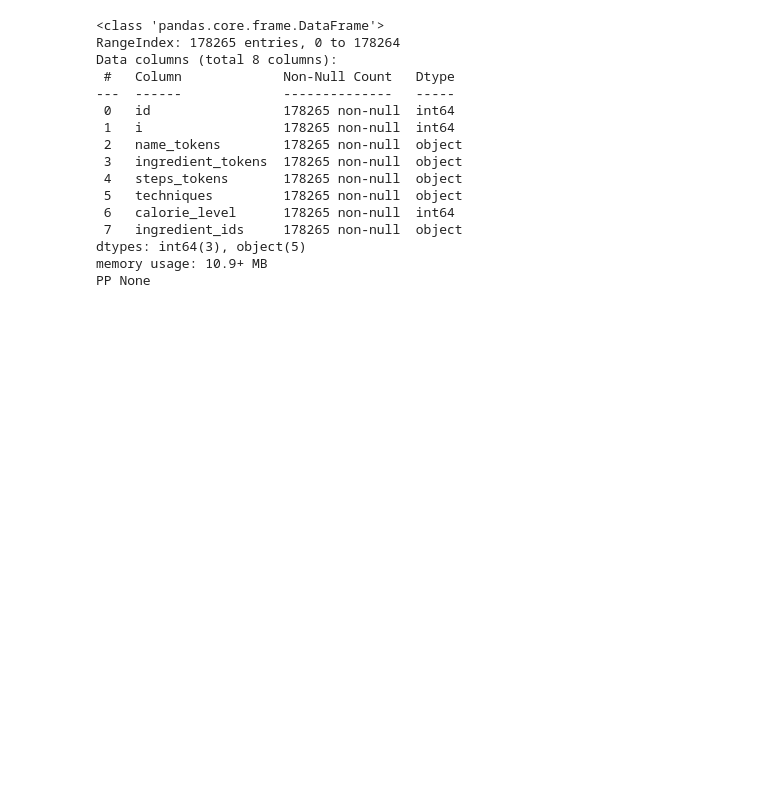
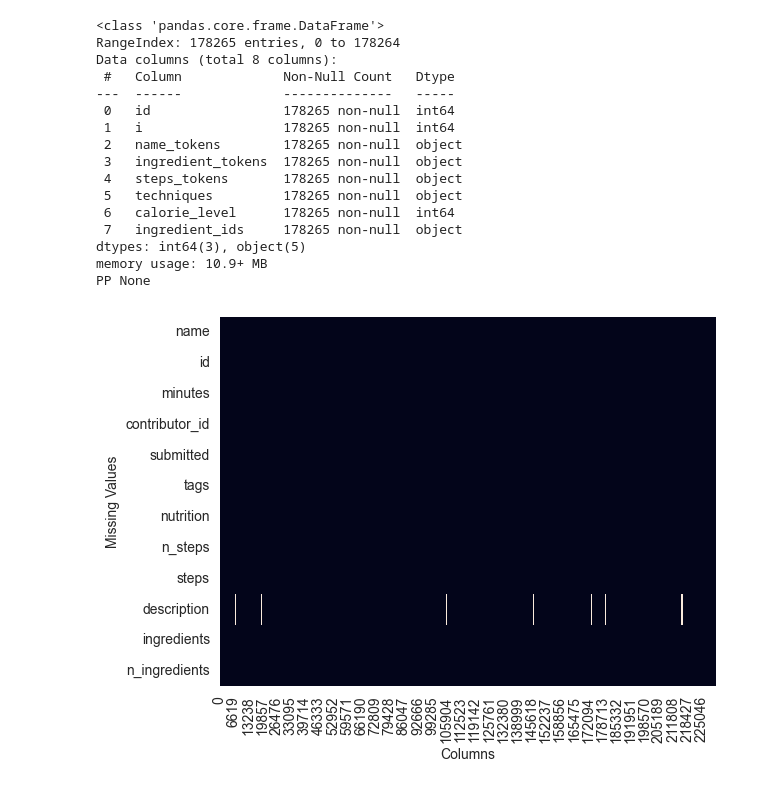
Before and after one commit to drakata27/recommendation-engine, a Jupyter notebook: data_exploration.ipynb, the cells around one changed output. Saved outputs shown, nothing was run; the diff lists cells and outputs as text; code cells hidden in the pictures; blank space fills up the shorter version.

```diff
--- a/data_exploration.ipynb
+++ b/data_exploration.ipynb
@@ -183,0 +187,9 @@ PP None
+# %%
+ax = plt.axes()
+sns.heatmap(raw_recipes.isna().transpose(), cbar=False, ax=ax)
+
+plt.xlabel("Columns")
+plt.ylabel("Missing Values")
+plt.show()
+# %% [output]
+[figure, added]
```
Also changed, not shown: parts of 2 cells of this notebook.
